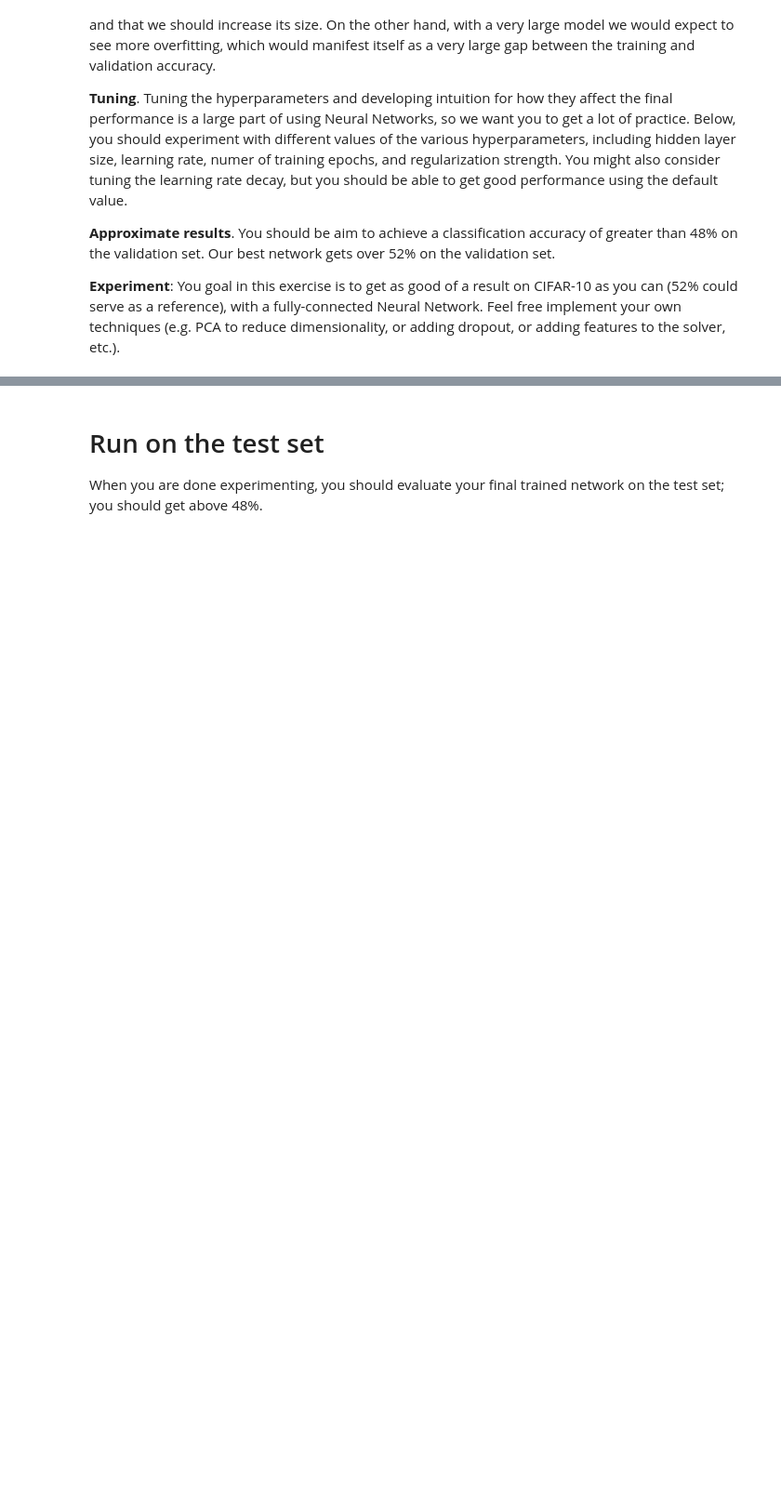
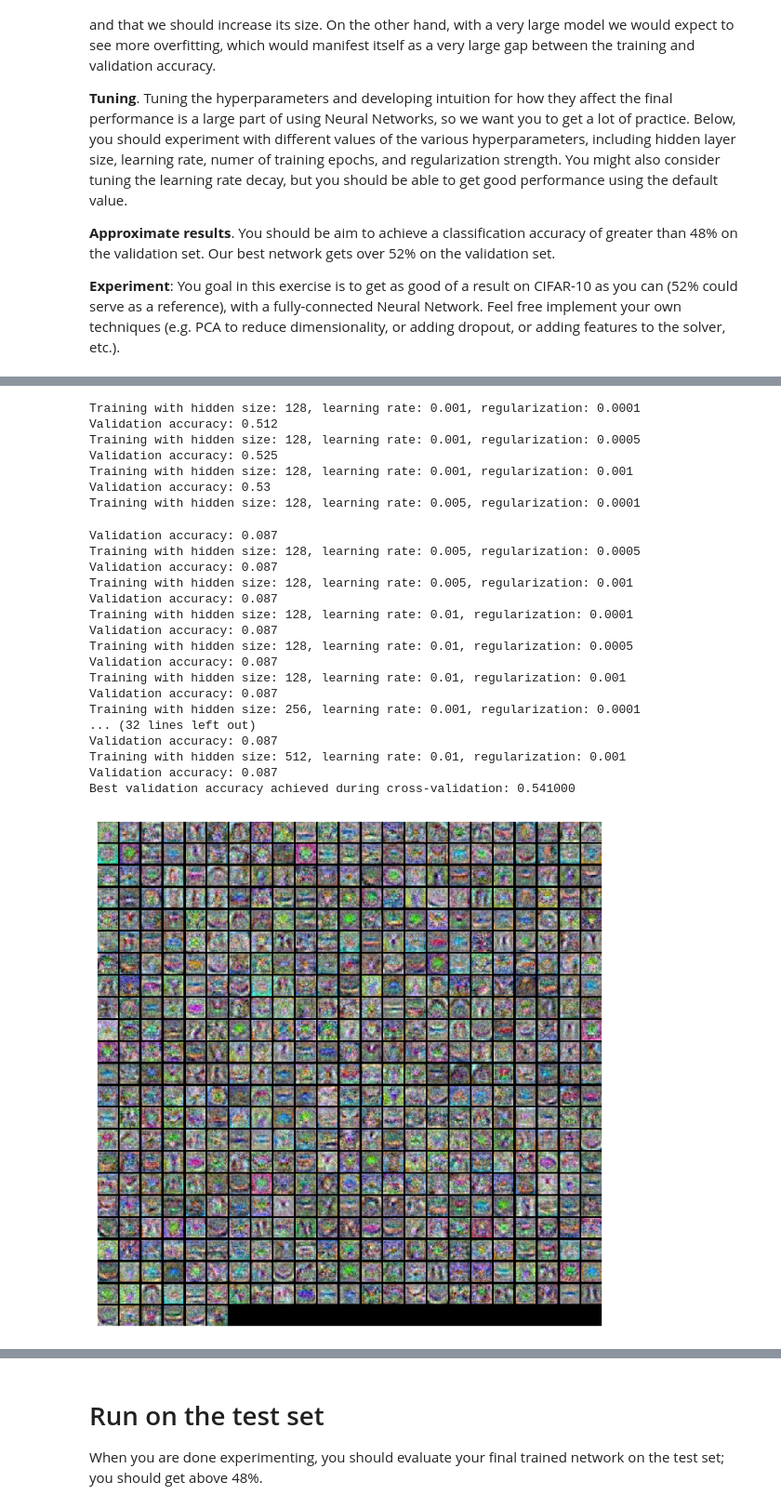
Before and after one commit to melvin018/Computer-Vision-, a Jupyter notebook: two_layer_net.ipynb, the cells around one changed output, grey strips where cells are left out. Shown at 93% size. Saved outputs shown, nothing was run; the diff lists cells and outputs as text; code cells hidden in the pictures; blank space fills up the shorter version.

Commit message:
load the data, training, test, tuning

```diff
--- a/two_layer_net.ipynb
+++ b/two_layer_net.ipynb
@@ -196,7 +196,7 @@ def get_CIFAR10_data(num_training=49000, num_validation=1000, num_test=1000):
     we used for the SVM, but condensed to a single function.
     """
     # Load the raw CIFAR-10 data
-    cifar10_dir = '...'
+    cifar10_dir = 'data\CIFAR-10\cifar-10-batches-py'
 
     # Cleaning up variables to prevent loading data multiple times (which may cause memory issue)
     try:
@@ -312,23 +360,78 @@ $\color{blue}{\textit Your Answer:}$
 # %%
 best_net = None # store the best model into this
 
 #################################################################################
 # TODO: Tune hyperparameters using the validation set. Store your best trained  #
 # model in best_net.                                                            #
 #                                                                               #
 # To help debug your network, it may help to use visualizations similar to the  #
 # ones we used above; these visualizations will have significant qualitative    #
 # differences from the ones we saw above for the poorly tuned network.          #
 #                                                                               #
 # Tweaking hyperparameters by hand can be fun, but you might find it useful to  #
 # write code to sweep through possible combinations of hyperparameters          #
 # automatically like we did on the previous exercises.                          #
 #################################################################################
 # *****START OF YOUR CODE*****
 
-pass
+input_size = 32 * 32 * 3
+output_size = 10
+hidden_size_list = [128, 256, 512]
+learning_rates = [1e-3, 5e-3, 1e-2]
+regularization_strengths = [1e-4, 5e-4, 1e-3]
+learning_rate_decay = 0.95
+
+best_val_acc = 0
+best_net = None
+
+for hidden_size in hidden_size_list:
+    for lr in learning_rates:
+        for reg in regularization_strengths:
+            print(f'Training with hidden size: {hidden_size}, learning rate: {lr}, regularization: {reg}')
+            net = TwoLayerNet(input_size, hidden_size, output_size)
+            stats = net.train(X_train, y_train, X_val, y_val,
+                              learning_rate=lr, learning_rate_decay=learning_rate_decay,
+                              reg=reg, num_iters=3000, batch_size=200,
+                              verbose=False)
+            val_acc = (net.predict(X_val) == y_val).mean()
+            if val_acc > best_val_acc:
+                best_val_acc = val_acc
+                best_net = net
+            print(f'Validation accuracy: {val_acc}')
+
+print('Best validation accuracy achieved during cross-validation: %f' % best_val_acc)
+
+# Visualize the weights of the best network
+show_net_weights(best_net)
+
 
 # *****END OF YOUR CODE*****
+# %% [output]
+Training with hidden size: 128, learning rate: 0.001, regularization: 0.0001
+Validation accuracy: 0.512
+Training with hidden size: 128, learning rate: 0.001, regularization: 0.0005
+Validation accuracy: 0.525
+Training with hidden size: 128, learning rate: 0.001, regularization: 0.001
+Validation accuracy: 0.53
+Training with hidden size: 128, learning rate: 0.005, regularization: 0.0001
+Validation accuracy: 0.087
+Training with hidden size: 128, learning rate: 0.005, regularization: 0.0005
+Validation accuracy: 0.087
+Training with hidden size: 128, learning rate: 0.005, regularization: 0.001
+Validation accuracy: 0.087
+Training with hidden size: 128, learning rate: 0.01, regularization: 0.0001
+Validation accuracy: 0.087
+Training with hidden size: 128, learning rate: 0.01, regularization: 0.0005
+Validation accuracy: 0.087
+Training with hidden size: 128, learning rate: 0.01, regularization: 0.001
+Validation accuracy: 0.087
+Training with hidden size: 256, learning rate: 0.001, regularization: 0.0001
+... (32 lines left out)
+Validation accuracy: 0.087
+Training with hidden size: 512, learning rate: 0.01, regularization: 0.001
+Validation accuracy: 0.087
+Best validation accuracy achieved during cross-validation: 0.541000
+[figure, added]
 # %%
 # Print your validation accuracy: this should be above 48%
 val_acc = (best_net.predict(X_val) == y_val).mean()
```
Also changed, not shown: parts of 11 cells of this notebook, 2 other files.
